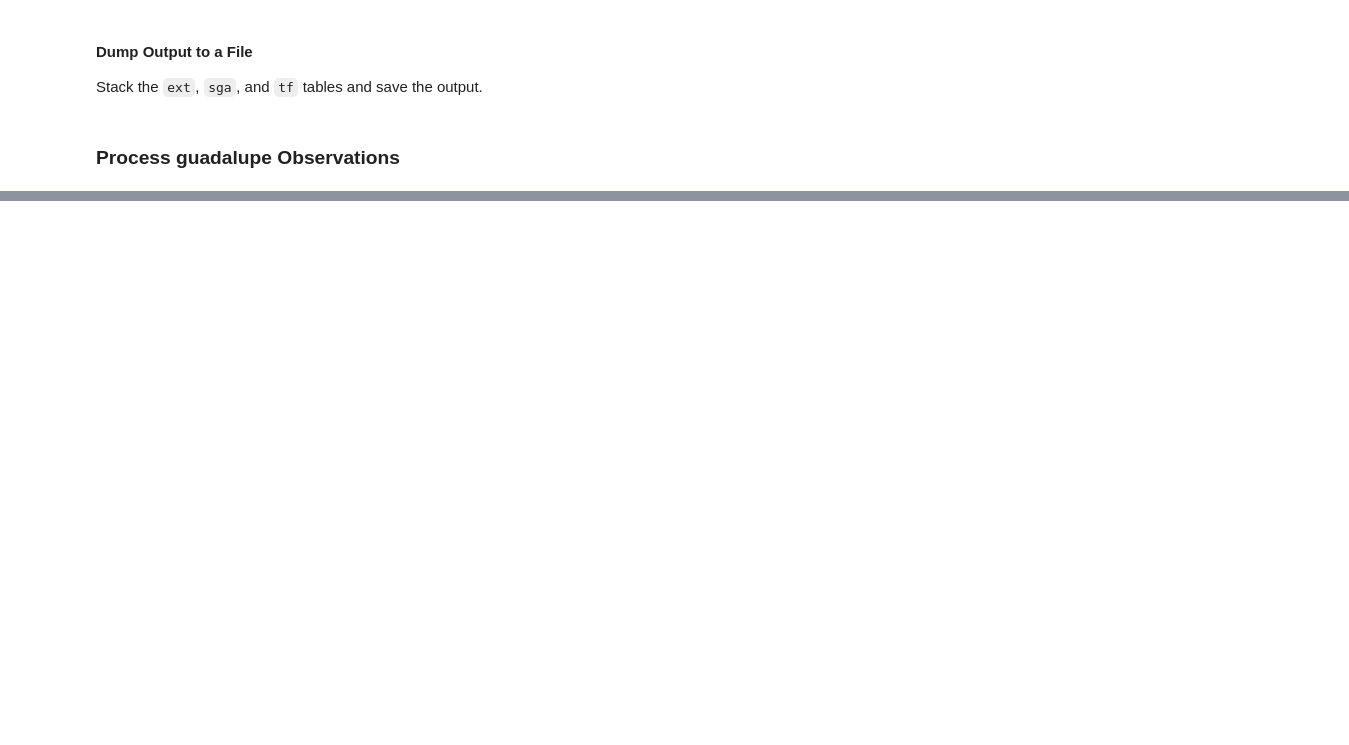
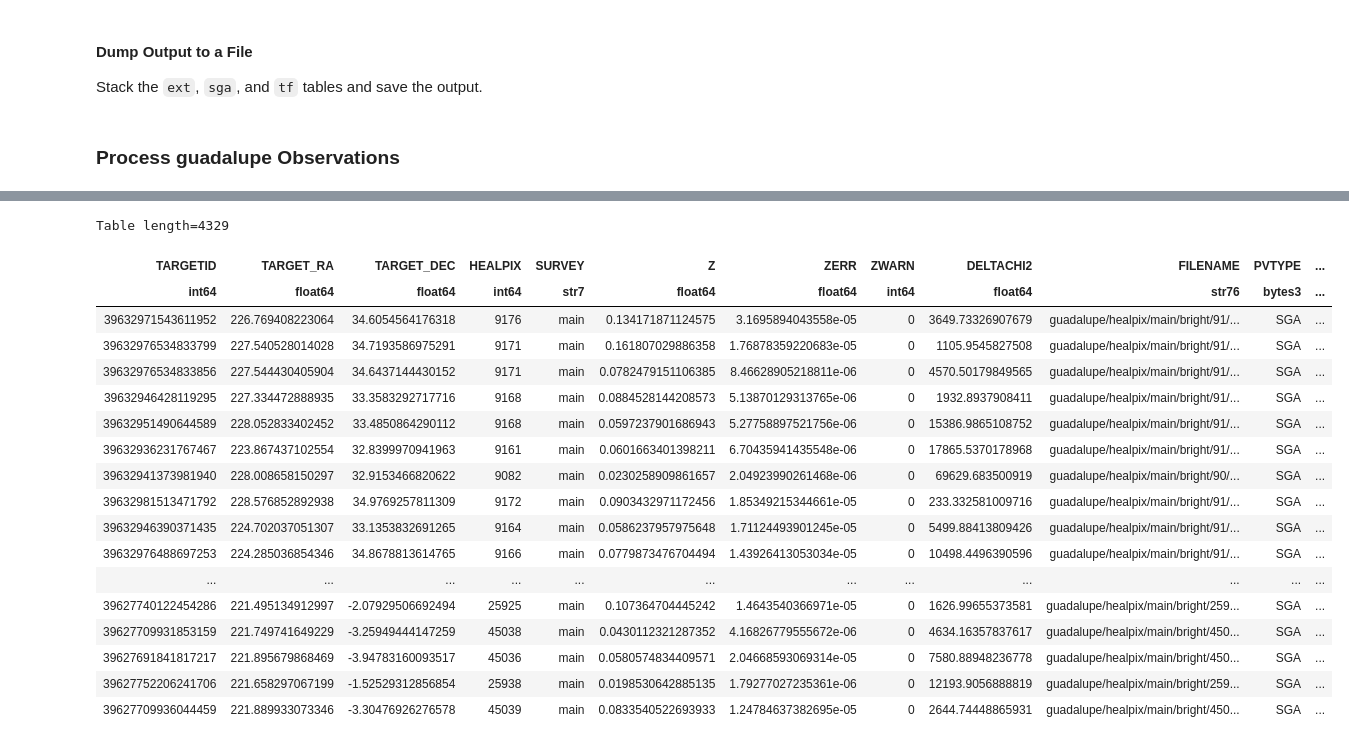
Before and after one commit to desihub/timedomain, a Jupyter notebook: pvsurvey/pv_desi_matches.ipynb, the cells around one changed output, grey strips where cells are left out. Drawn from its saved outputs; the diff is of its cells as text; code cells hidden in the pictures; blank space fills up the shorter version.

```diff
--- a/pvsurvey/pv_desi_matches.ipynb
+++ b/pvsurvey/pv_desi_matches.ipynb
@@ -228,0 +251,23 @@ pv_fuji.write('desi_pv_tf_fuji.fits', overwrite=True)
+# %%
+pv_sga_guadalupe = match_targets(pv_sga, redux='guadalupe')
+pv_sga_guadalupe
+# %% [output]
+Table length=4329
+| TARGETID | TARGET_RA | TARGET_DEC | HEALPIX | SURVEY | Z | ZERR | ZWARN | DELTACHI2 | FILENAME | PVTYPE | ... |
+| int64 | float64 | float64 | int64 | str7 | float64 | float64 | int64 | float64 | str76 | bytes3 | ... |
+| 39632971543611952 | 226.769408223064 | 34.6054564176318 | 9176 | main | 0.134171871124575 | 3.1695894043558e-05 | 0 | 3649.73326907679 | guadalupe/healpix/main/bright/91/... | SGA | ... |
+| 39632976534833799 | 227.540528014028 | 34.7193586975291 | 9171 | main | 0.161807029886358 | 1.76878359220683e-05 | 0 | 1105.9545827508 | guadalupe/healpix/main/bright/91/... | SGA | ... |
+| 39632976534833856 | 227.544430405904 | 34.6437144430152 | 9171 | main | 0.0782479151106385 | 8.46628905218811e-06 | 0 | 4570.50179849565 | guadalupe/healpix/main/bright/91/... | SGA | ... |
+| 39632946428119295 | 227.334472888935 | 33.3583292717716 | 9168 | main | 0.0884528144208573 | 5.13870129313765e-06 | 0 | 1932.8937908411 | guadalupe/healpix/main/bright/91/... | SGA | ... |
+| 39632951490644589 | 228.052833402452 | 33.4850864290112 | 9168 | main | 0.0597237901686943 | 5.27758897521756e-06 | 0 | 15386.9865108752 | guadalupe/healpix/main/bright/91/... | SGA | ... |
+| 39632936231767467 | 223.867437102554 | 32.8399970941963 | 9161 | main | 0.0601663401398211 | 6.70435941435548e-06 | 0 | 17865.5370178968 | guadalupe/healpix/main/bright/91/... | SGA | ... |
+| 39632941373981940 | 228.008658150297 | 32.9153466820622 | 9082 | main | 0.0230258909861657 | 2.04923990261468e-06 | 0 | 69629.683500919 | guadalupe/healpix/main/bright/90/... | SGA | ... |
+| 39632981513471792 | 228.576852892938 | 34.9769257811309 | 9172 | main | 0.0903432971172456 | 1.85349215344661e-05 | 0 | 233.332581009716 | guadalupe/healpix/main/bright/91/... | SGA | ... |
+| 39632946390371435 | 224.702037051307 | 33.1353832691265 | 9164 | main | 0.0586237957975648 | 1.71124493901245e-05 | 0 | 5499.88413809426 | guadalupe/healpix/main/bright/91/... | SGA | ... |
+| 39632976488697253 | 224.285036854346 | 34.8678813614765 | 9166 | main | 0.0779873476704494 | 1.43926413053034e-05 | 0 | 10498.4496390596 | guadalupe/healpix/main/bright/91/... | SGA | ... |
+| ... | ... | ... | ... | ... | ... | ... | ... | ... | ... | ... | ... |
+| 39627740122454286 | 221.495134912997 | -2.07929506692494 | 25925 | main | 0.107364704445242 | 1.4643540366971e-05 | 0 | 1626.99655373581 | guadalupe/healpix/main/bright/259... | SGA | ... |
+| 39627709931853159 | 221.749741649229 | -3.25949444147259 | 45038 | main | 0.0430112321287352 | 4.16826779555672e-06 | 0 | 4634.16357837617 | guadalupe/healpix/main/bright/450... | SGA | ... |
+| 39627691841817217 | 221.895679868469 | -3.94783160093517 | 45036 | main | 0.0580574834409571 | 2.04668593069314e-05 | 0 | 7580.88948236778 | guadalupe/healpix/main/bright/450... | SGA | ... |
+| 39627752206241706 | 221.658297067199 | -1.52529312856854 | 25938 | main | 0.0198530642885135 | 1.79277027235361e-06 | 0 | 12193.9056888819 | guadalupe/healpix/main/bright/259... | SGA | ... |
+| 39627709936044459 | 221.889933073346 | -3.30476926276578 | 45039 | main | 0.0833540522693933 | 1.24784637382695e-05 | 0 | 2644.74448865931 | guadalupe/healpix/main/bright/450... | SGA | ... |
```
Also changed, not shown: parts of 5 cells of this notebook.
